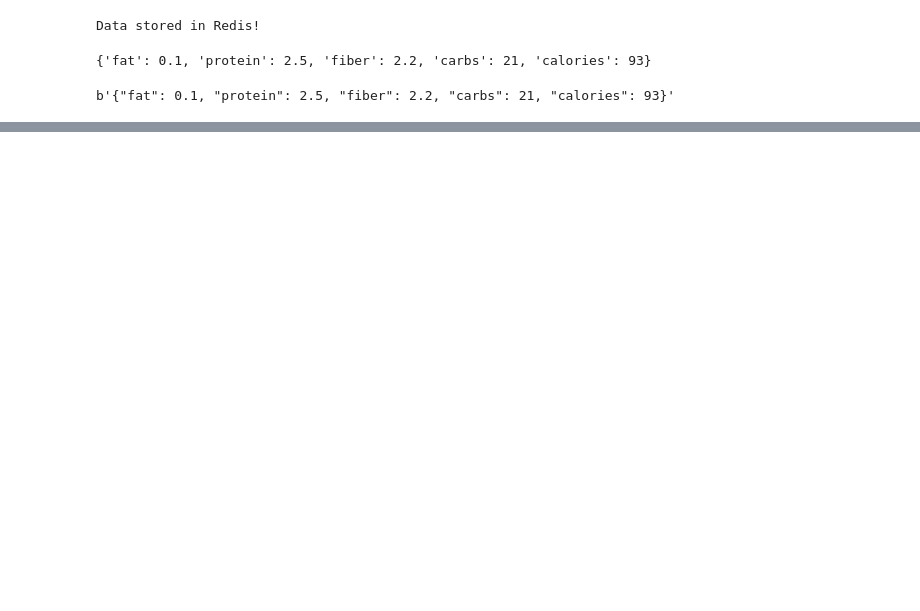
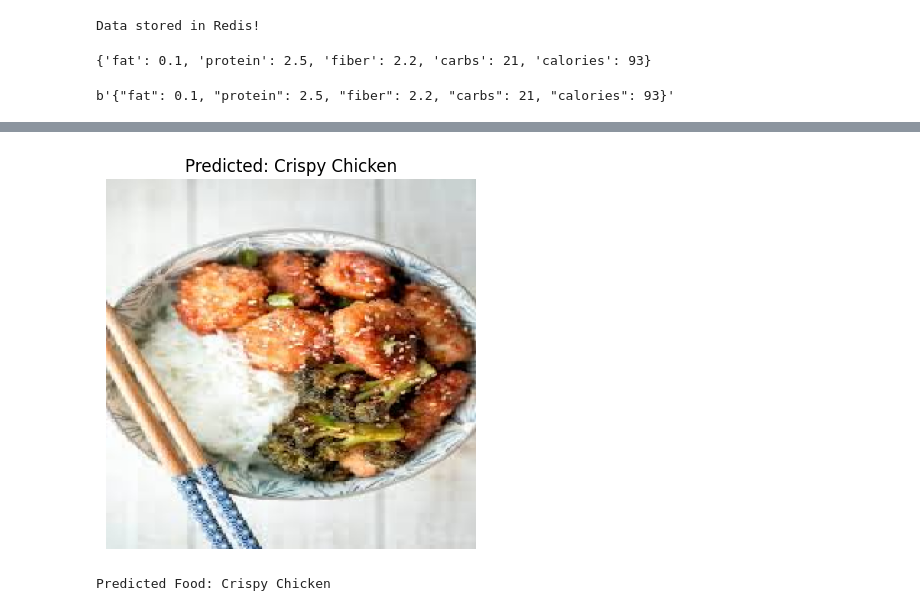
Before and after one commit to krishna-gunda/Food_classification_using_Deeplearning, a Jupyter notebook: Food_classification_project.ipynb, the cells around one changed output, grey strips where cells are left out. Drawn from its saved outputs; the diff is of its cells as text; code cells hidden in the pictures; blank space fills up the shorter version.

```diff
--- a/Food_classification_project.ipynb
+++ b/Food_classification_project.ipynb
@@ -128,0 +303,3 @@ b'{"fat": 0.1, "protein": 2.5, "fiber": 2.2, "carbs": 21, "calories": 93}'
+# %%
+train_path="/content/processed_data/train" # train path
+val_path="/content/processed_data/val" # val path
@@ -128,0 +456,42 @@ b'{"fat": 0.1, "protein": 2.5, "fiber": 2.2, "carbs": 21, "calories": 93}'
+# %%
+# ==============================
+# LOAD IMAGE FOR PREDICTION
+# ==============================
+import numpy as np
+from tensorflow.keras.preprocessing import image
+import matplotlib.pyplot as plt
+
+img_path = "/content/Crispy Chicken-Train (10).jpeg"  # change image path
+
+img = image.load_img(img_path, target_size=(256,256))
+
+img_array = image.img_to_array(img)
+
+img_array = img_array / 255.0
+
+img_array = np.expand_dims(img_array, axis=0)
+
+# ==============================
+# PREDICT
+# ==============================
+prediction = model.predict(img_array)
+
+predicted_class = np.argmax(prediction)
+
+# ==============================
+# CLASS LABELS
+# ==============================
+class_labels = list(train_data.class_indices.keys())
+
+result = class_labels[predicted_class]
+
+# ==============================
+# SHOW RESULT
+# ==============================
+plt.imshow(img)
+plt.title(f"Predicted: {result}")
+plt.axis("off")
+plt.show()
+
+print("Predicted Food:", result)
+# %% [output]
@@ -128,0 +499,2 @@ b'{"fat": 0.1, "protein": 2.5, "fiber": 2.2, "carbs": 21, "calories": 93}'
+[figure, added]
+Predicted Food: Crispy Chicken
```
Also changed, not shown: parts of 9 cells of this notebook.
